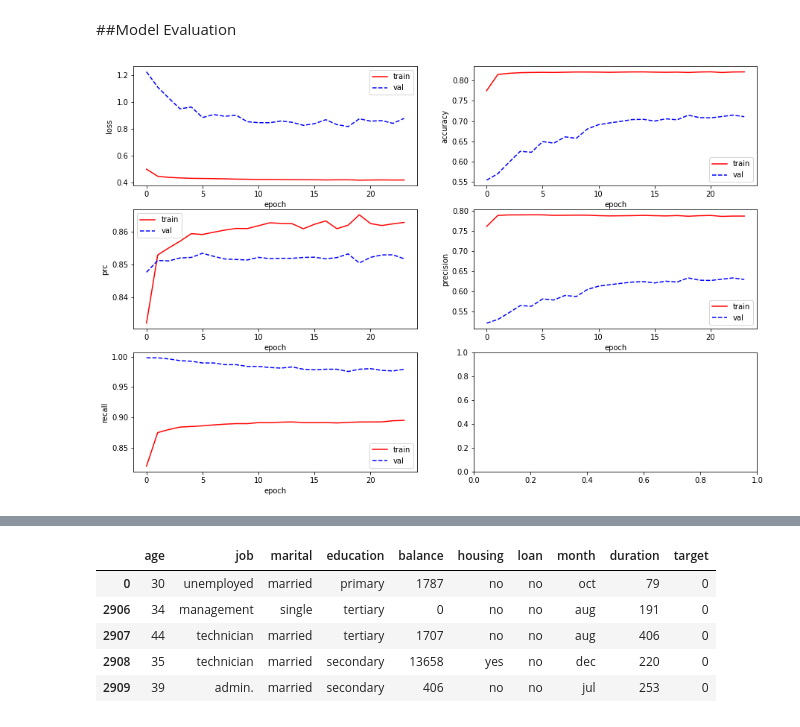
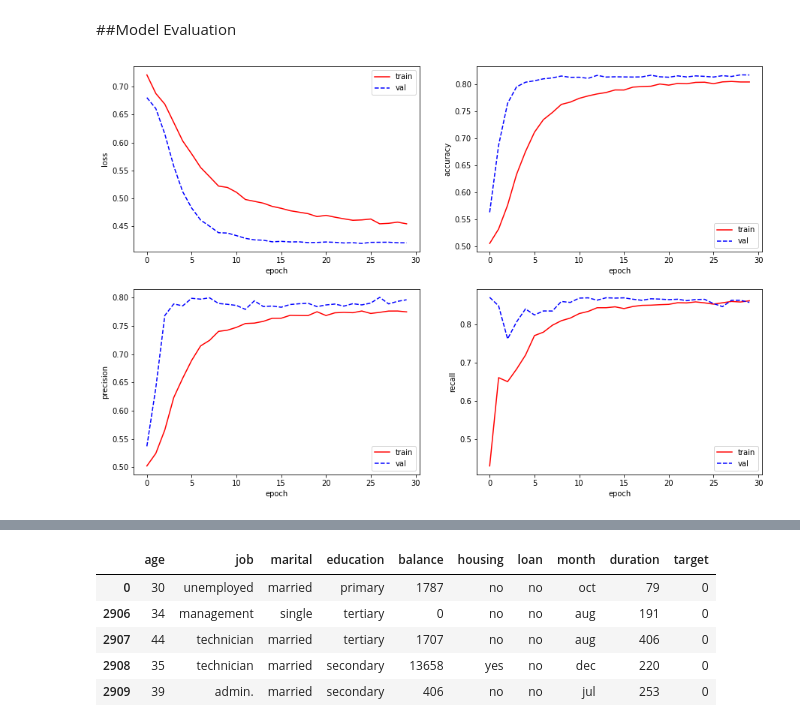
Before and after one commit to andreanstev/Bank_Telemarketing_Analysis, a Jupyter notebook: _Demo_day_Fintech_8.ipynb, the cells around one changed output, grey strips where cells are left out. Cells and saved outputs as stored; diff of their text form; code cells hidden in the pictures.

```diff
--- a/_Demo_day_Fintech_8.ipynb
+++ b/_Demo_day_Fintech_8.ipynb
@@ -360,14 +345,14 @@ for numeric in numeric_keys:
 # %%
 for categorical in categorical_string_keys:
   input = tf.keras.Input(shape=(1,), name=categorical, dtype="string")
-  cat_layer = categories_preprocessing(name=categorical, dataset=train_ds, dtype="string")
+  cat_layer = categories_preprocessing(name=categorical, dataset=train_ds, dtype="string", step=step)
   cat_preprocessor = cat_layer(input)
   all_inputs.append(input)
   all_preprocessors.append(cat_preprocessor)
 # %%
 for categorical_int in categorical_integer_keys:
   input = tf.keras.Input(shape=(1,), name=categorical_int, dtype="int64")
-  cat_int_layer = categories_preprocessing(name=categorical_int, dataset=train_ds, dtype="int64")
+  cat_int_layer = categories_preprocessing(name=categorical_int, dataset=train_ds, dtype="int64", step=step)
   cat_int_preprocessor = cat_int_layer(input)
   all_inputs.append(input)
   all_preprocessors.append(cat_int_preprocessor)
@@ -396,11 +381,11 @@ all_inputs, all_preprocessors
 ##Model
 # %%
 all_features = tf.keras.layers.concatenate(all_preprocessors)
-x = tf.keras.layers.Dense(16, activation=tf.keras.activations.relu, kernel_regularizer=tf.keras.regularizers.L2(0.0001))(all_features)
+x = tf.keras.layers.Dense(16, activation=tf.keras.activations.relu, kernel_regularizer=tf.keras.regularizers.L2(0.00000001))(all_features)
 x = tf.keras.layers.Dropout(0.5)(x)
-x = tf.keras.layers.Dense(16, activation=tf.keras.activations.relu, kernel_regularizer=tf.keras.regularizers.L2(0.0001))(x)
+x = tf.keras.layers.Dense(16, activation=tf.keras.activations.relu, kernel_regularizer=tf.keras.regularizers.L2(0.00000001))(x)
 x = tf.keras.layers.Dropout(0.5)(x)
-x = tf.keras.layers.Dense(16, activation=tf.keras.activations.relu, kernel_regularizer=tf.keras.regularizers.L2(0.0001))(x)
+x = tf.keras.layers.Dense(16, activation=tf.keras.activations.relu, kernel_regularizer=tf.keras.regularizers.L2(0.00000001))(x)
 x = tf.keras.layers.Dropout(0.5)(x)
 output = tf.keras.layers.Dense(1, activation=tf.keras.activations.sigmoid)(x)
 
@@ -425,8 +408,8 @@ model.compile(optimizer=tf.keras.optimizers.Adam(),
               loss=tf.keras.losses.BinaryCrossentropy(),
               metrics=METRICS)
 # %%
-es_loss = tf.keras.callbacks.EarlyStopping(monitor='loss', patience=5)
-es_val_loss = tf.keras.callbacks.EarlyStopping(monitor='val_loss', patience=5)
-history = model.fit(train_ds, epochs=100, validation_data=val_ds, callbacks=[es_loss, es_val_loss])
+loss = tf.keras.callbacks.EarlyStopping(monitor='loss', patience=5, restore_best_weights=True)
+val_loss = tf.keras.callbacks.EarlyStopping(monitor='val_loss', patience=5, restore_best_weights=True)
+history = model.fit(train_ds, epochs=100, validation_data=val_ds, validation_steps=32, callbacks=[loss, val_loss], steps_per_epoch=32)
 # %% [output]
 Epoch 1/100
@@ -449,10 +432,10 @@ Epoch 24/100
 # %% [markdown]
 ##Model Evaluation
 # %%
-metric = ['loss', 'accuracy', 'prc', 'precision', 'recall']
-plot_metric(3,2, history, metric)
+metric = ['loss', 'accuracy', 'precision', 'recall']
+plot_metric(2,2, history, metric)
 # %% [output]
-[figure, old version]
+[figure, new version]
 # %%
 predict_test = model.predict(test_ds)
 test_ds_unbach = test_ds.unbatch()
```
Also changed, not shown: parts of 21 cells of this notebook.
